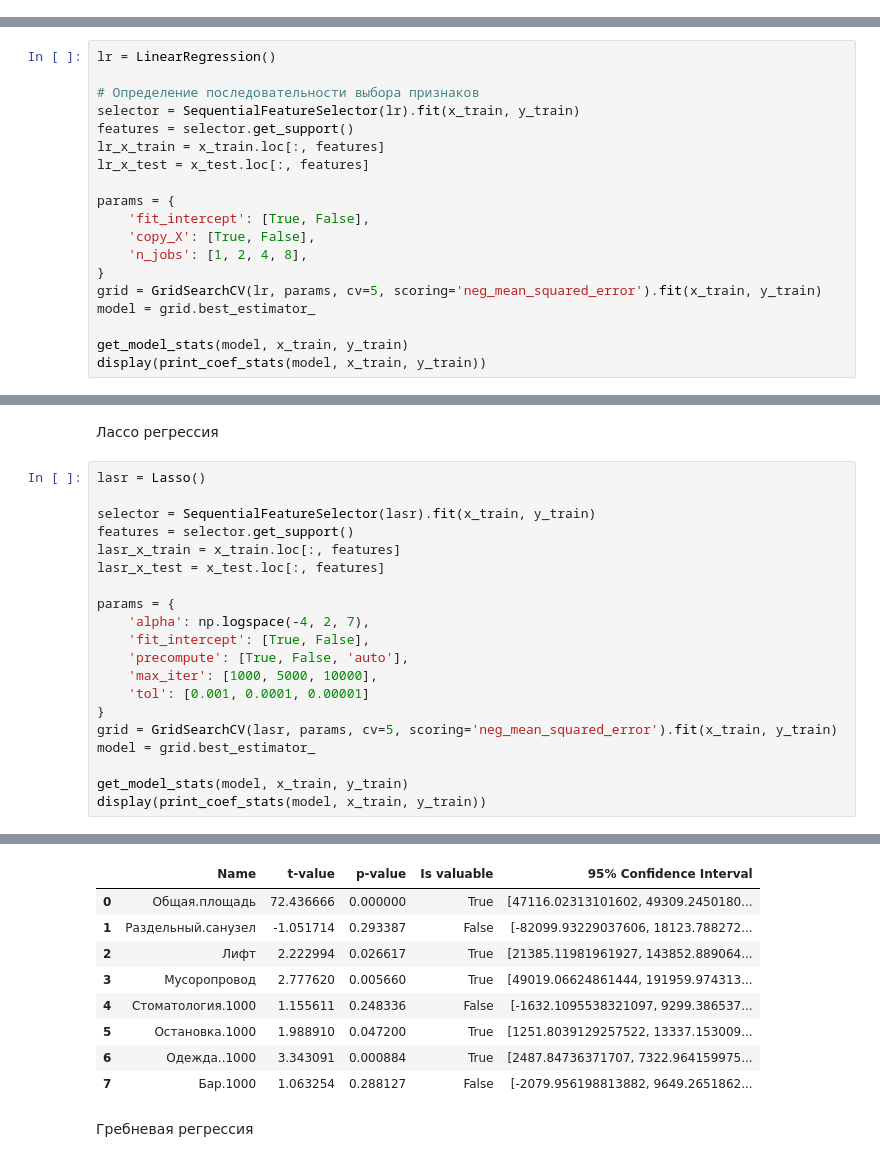
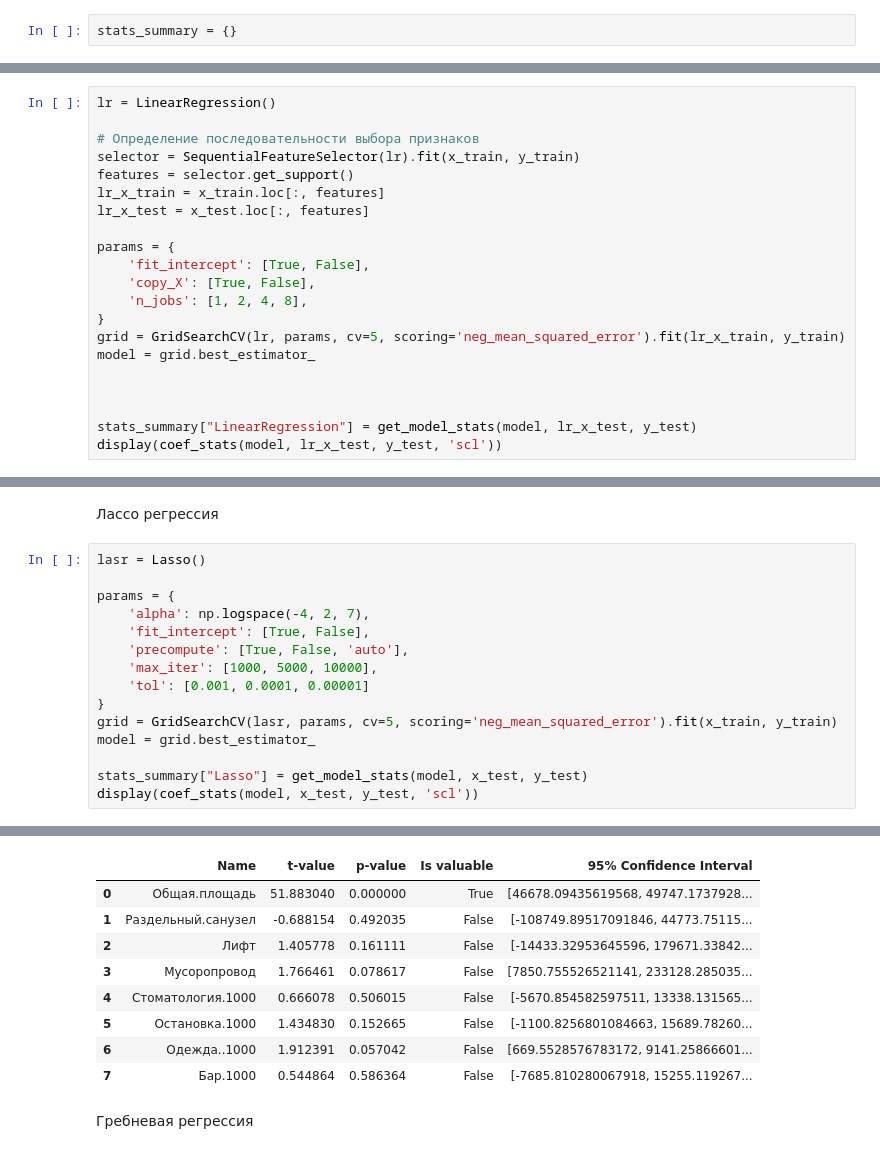
Before and after one commit to AdepteXiao/MAD_3, a Jupyter notebook: lab3.ipynb, the cells around one changed output, grey strips where cells are left out. Cells and saved outputs as stored; diff of their text form.

```diff
--- a/lab3.ipynb
+++ b/lab3.ipynb
@@ -216,3 +248,5 @@ def print_coef_stats(model, X, y):
+# %%
+stats_summary = {}
 # %% [markdown]
 Линейная регрессия (МНК)
 # %%
@@ -229,9 +263,11 @@ params = {
     'copy_X': [True, False],
     'n_jobs': [1, 2, 4, 8],
 }
-grid = GridSearchCV(lr, params, cv=5, scoring='neg_mean_squared_error').fit(x_train, y_train)
+grid = GridSearchCV(lr, params, cv=5, scoring='neg_mean_squared_error').fit(lr_x_train, y_train)
 model = grid.best_estimator_
 
-get_model_stats(model, x_train, y_train)
-display(print_coef_stats(model, x_train, y_train))
+
+
+stats_summary["LinearRegression"] = get_model_stats(model, lr_x_test, y_test)
+display(coef_stats(model, lr_x_test, y_test, 'scl'))
 # %% [output]
@@ -261,11 +286,6 @@ bic = 14460.998154672088
 Лассо регрессия
 # %%
 lasr = Lasso()
-
-selector = SequentialFeatureSelector(lasr).fit(x_train, y_train)
-features = selector.get_support()
-lasr_x_train = x_train.loc[:, features]
-lasr_x_test = x_test.loc[:, features]
 
 params = {
     'alpha': np.logspace(-4, 2, 7),
@@ -277,6 +297,6 @@ params = {
 grid = GridSearchCV(lasr, params, cv=5, scoring='neg_mean_squared_error').fit(x_train, y_train)
 model = grid.best_estimator_
 
-get_model_stats(model, x_train, y_train)
-display(print_coef_stats(model, x_train, y_train))
+stats_summary["Lasso"] = get_model_stats(model, x_test, y_test)
+display(coef_stats(model, x_test, y_test, 'scl'))
 # %% [output]
@@ -296,12 +309,12 @@ bic = 14460.998622915902
 |  | Name | t-value | p-value | Is valuable | 95% Confidence Interval |
-| 0 | Общая.площадь | 72.436666 | 0.000000 | True | [47116.02313101602, 49309.2450180... |
-| 1 | Раздельный.санузел | -1.051714 | 0.293387 | False | [-82099.93229037606, 18123.788272... |
-| 2 | Лифт | 2.222994 | 0.026617 | True | [21385.11981961927, 143852.889064... |
-| 3 | Мусоропровод | 2.777620 | 0.005660 | True | [49019.06624861444, 191959.974313... |
-| 4 | Стоматология.1000 | 1.155611 | 0.248336 | False | [-1632.1095538321097, 9299.386537... |
-| 5 | Остановка.1000 | 1.988910 | 0.047200 | True | [1251.8039129257522, 13337.153009... |
-| 6 | Одежда..1000 | 3.343091 | 0.000884 | True | [2487.84736371707, 7322.964159975... |
-| 7 | Бар.1000 | 1.063254 | 0.288127 | False | [-2079.956198813882, 9649.2651862... |
+| 0 | Общая.площадь | 51.883040 | 0.000000 | True | [46678.09435619568, 49747.1737928... |
+| 1 | Раздельный.санузел | -0.688154 | 0.492035 | False | [-108749.89517091846, 44773.75115... |
+| 2 | Лифт | 1.405778 | 0.161111 | False | [-14433.32953645596, 179671.33842... |
+| 3 | Мусоропровод | 1.766461 | 0.078617 | False | [7850.755526521141, 233128.285035... |
+| 4 | Стоматология.1000 | 0.666078 | 0.506015 | False | [-5670.854582597511, 13338.131565... |
+| 5 | Остановка.1000 | 1.434830 | 0.152665 | False | [-1100.8256801084663, 15689.78260... |
+| 6 | Одежда..1000 | 1.912391 | 0.057042 | False | [669.5528576783172, 9141.25866601... |
+| 7 | Бар.1000 | 0.544864 | 0.586364 | False | [-7685.810280067918, 15255.119267... |
 # %% [markdown]
 Гребневая регрессия
 # %%
```
Also changed, not shown: parts of 21 cells of this notebook.
